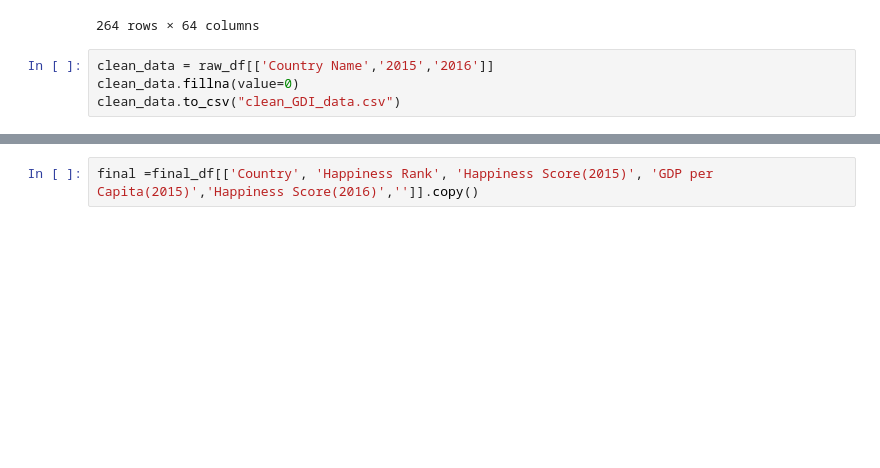
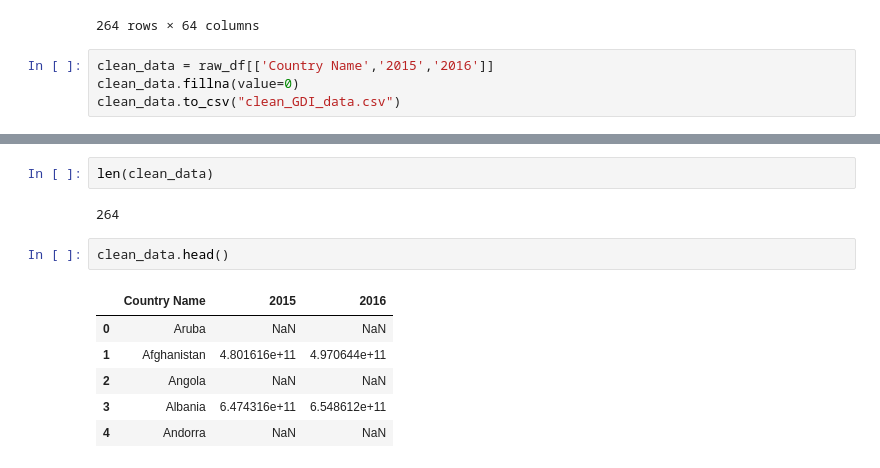
Before and after one commit to vietti09/branch_test, a Jupyter notebook: GDI.ipynb, the cells around one changed output, grey strips where cells are left out. Drawn from its saved outputs; the diff is of its cells as text; blank space fills up the shorter version.

```diff
--- a/GDI.ipynb
+++ b/GDI.ipynb
@@ -103,2 +32,13 @@ final_df
-# %%
-final =final_df[['Country', 'Happiness Rank', 'Happiness Score(2015)', 'GDP per Capita(2015)','Happiness Score(2016)','']].copy()
+# %%
+len(clean_data)
+# %% [output]
+264
+# %%
+clean_data.head()
+# %% [output]
+|  | Country Name | 2015 | 2016 |
+| 0 | Aruba | NaN | NaN |
+| 1 | Afghanistan | 4.801616e+11 | 4.970644e+11 |
+| 2 | Angola | NaN | NaN |
+| 3 | Albania | 6.474316e+11 | 6.548612e+11 |
+| 4 | Andorra | NaN | NaN |
```
Also changed, not shown: parts of 5 cells of this notebook, 1 other file.
